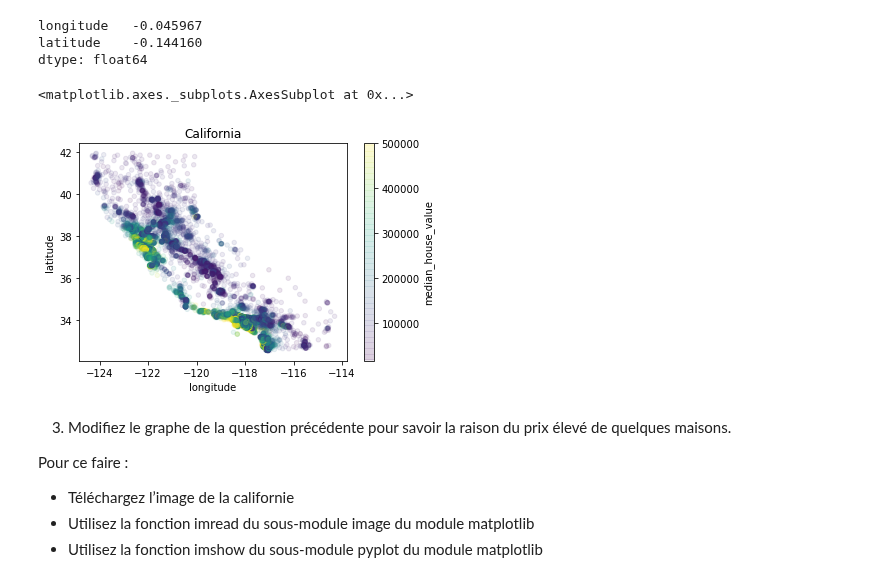
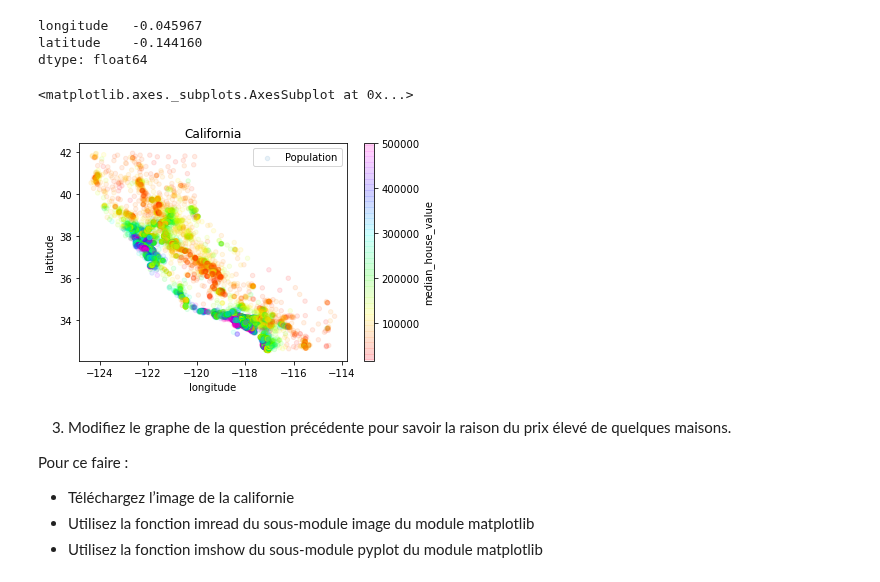
Before and after one commit to IA-Brest/CahierApprentissage, a Jupyter notebook: Python/TP_Arbre/Arbres_decisionnels.ipynb, the cells around one changed output. Drawn from its saved outputs; the diff is of its cells as text; code cells hidden in the pictures.

```diff
--- a/Python/TP_Arbre/Arbres_decisionnels.ipynb
+++ b/Python/TP_Arbre/Arbres_decisionnels.ipynb
@@ -166,15 +169,16 @@ dtype: float64
 # %%
 df.plot.scatter(x='longitude',
                 y='latitude',
                 c='median_house_value',
                 alpha=0.1,
                 sharex=False,
                 title='California',
-                cmap='viridis')
+                label="Population",
+                cmap='gist_rainbow')
                 #cmap='Accent')
 # %% [output]
 <matplotlib.axes._subplots.AxesSubplot at 0x...>
-[figure, old version]
+[figure, new version]
 # %% [markdown]
 3. Modifiez le graphe de la question précédente pour savoir la raison du prix élevé de quelques maisons.
 
```
Also changed, not shown: parts of 41 cells of this notebook, 3 other files.
